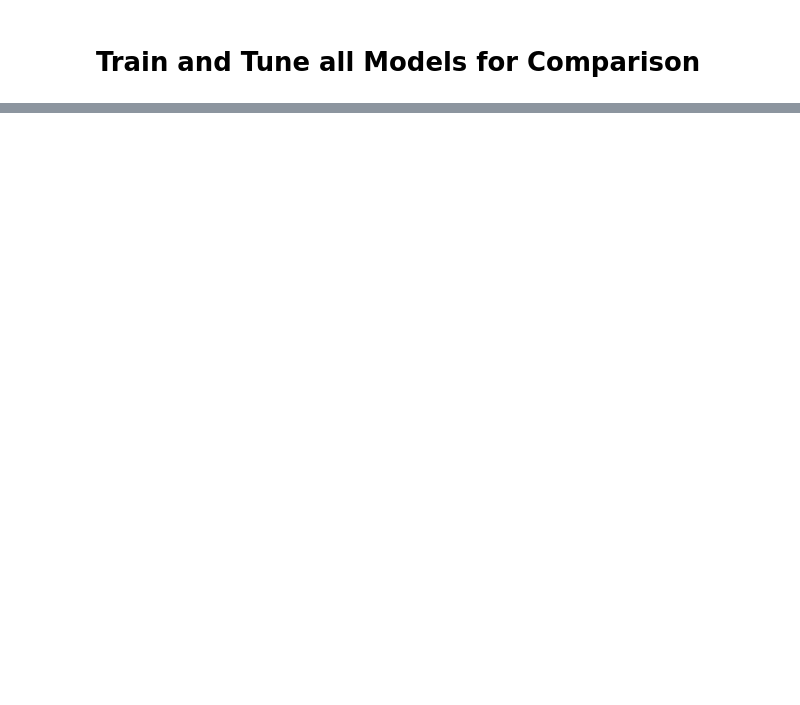
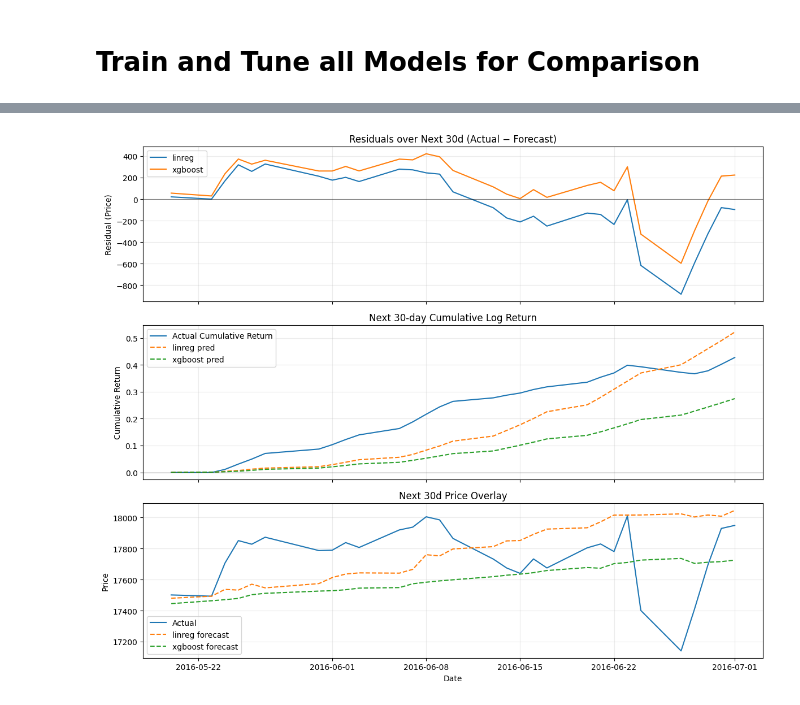
Before and after one commit to vitoco84/ml-stock-sent, a Jupyter notebook: notebooks/08_runners.ipynb, the cells around one changed output, grey strips where cells are left out. Drawn from its saved outputs; the diff is of its cells as text; code cells hidden in the pictures; blank space fills up the shorter version.

```diff
--- a/notebooks/08_runners.ipynb
+++ b/notebooks/08_runners.ipynb
@@ -259,0 +148,46 @@ for sc_key, bundle in overlay_cache.items():
+# %%
+# ===== Diagnostics (residuals, cumulative log return, price overlay) =====
+fig, (ax_res, ax_clr, ax_pr) = plt.subplots(3, 1, figsize=(12, 10), sharex=True)
+
+# residuals: Actual - Forecast
+for kind, path in price_paths.items():
+    ax_res.plot(fut_dates, actual_path - path, label=kind)
+ax_res.axhline(0, color="k", linewidth=0.8, alpha=0.5)
+ax_res.set_title("Residuals over Next 30d (Actual − Forecast)")
+ax_res.set_ylabel("Residual (Price)")
+ax_res.grid(True, alpha=0.25)
+ax_res.legend()
+
+# cumulative LOG return relative to anchor price p0: log(P_t / P0)# --- cumulative LOG return (matching your reference) ---
+# baseline is the first future point, not the anchor p0
+ax_clr.clear()
+
+actual_cum = np.cumsum(np.log(actual_path.astype(float) / float(actual_path[0])))
+ax_clr.plot(fut_dates, actual_cum, label="Actual Cumulative Return")
+
+for kind, path in price_paths.items():
+    path = np.asarray(path, dtype=float)
+    pred_cum = np.cumsum(np.log(path / float(path[0])))
+    ax_clr.plot(fut_dates, pred_cum, "--", label=f"{kind} pred")
+
+ax_clr.axhline(0, color="k", linewidth=0.8, alpha=0.5)
+ax_clr.set_title("Next 30-day Cumulative Log Return")
+ax_clr.set_ylabel("Cumulative Return")
+ax_clr.grid(True, alpha=0.25)
+ax_clr.legend()
+
+# horizon-only price overlay
+ax_pr.plot(fut_dates, actual_path, label="Actual")
+for kind, path in price_paths.items():
+    ax_pr.plot(fut_dates, path, "--", label=f"{kind} forecast")
+ax_pr.set_title("Next 30d Price Overlay")
+ax_pr.set_xlabel("Date"); ax_pr.set_ylabel("Price")
+ax_pr.grid(True, alpha=0.25)
+ax_pr.legend()
+
+fig.tight_layout()
+# plt.savefig(FIGDIR / "forecast_30d_diagnostics_all_models.png", dpi=150)
+plt.show()
+plt.close()
+# %% [output]
+[figure, added]
```
Also changed, not shown: parts of 10 cells of this notebook, 42 other files.
